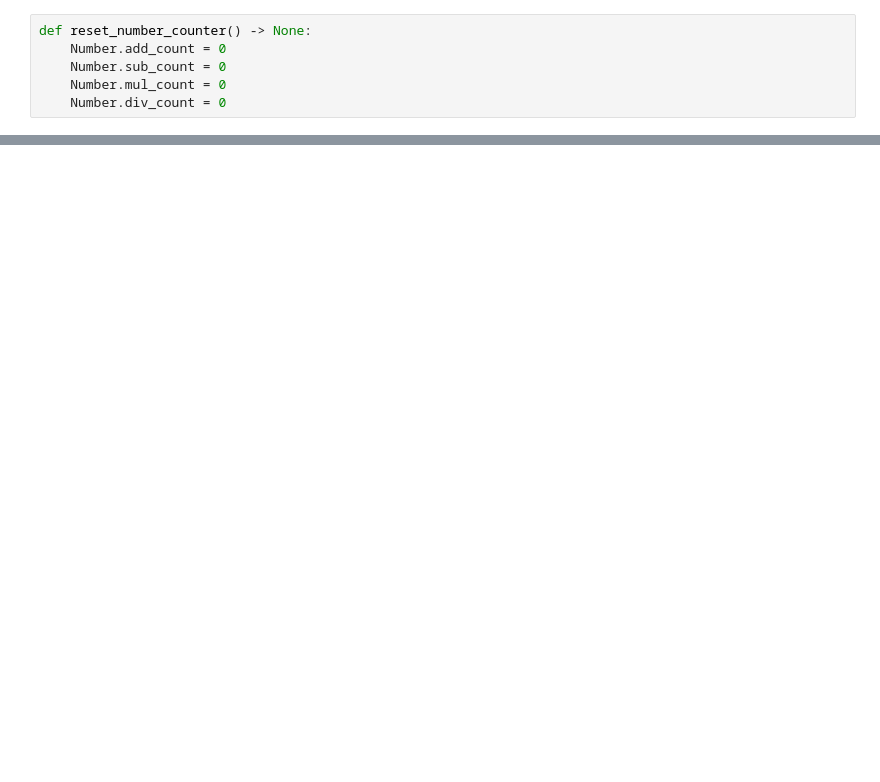
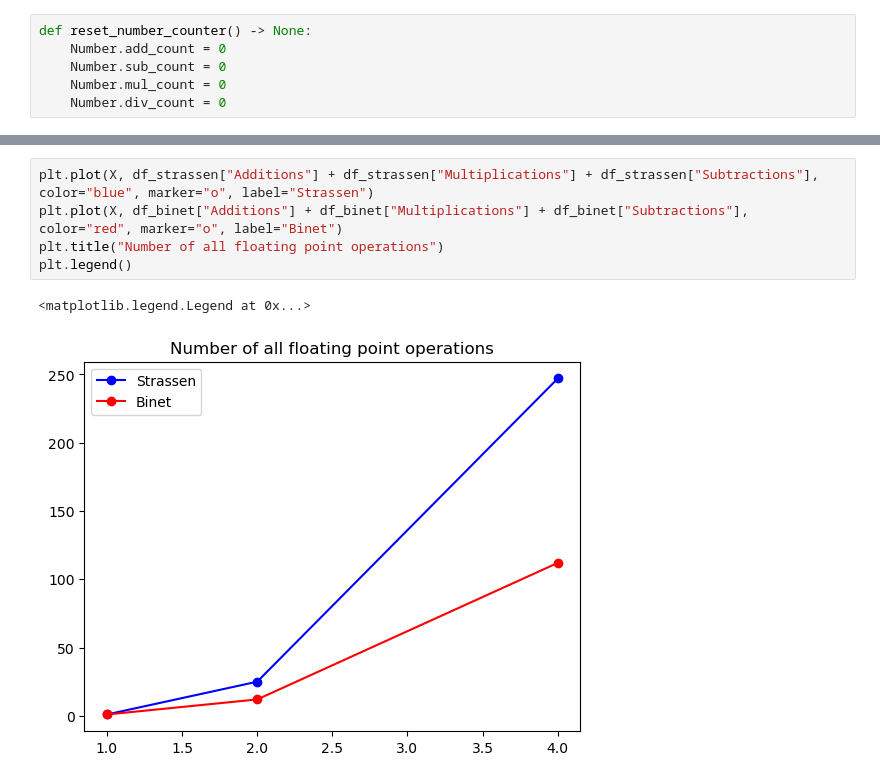
Before and after one commit to akucharsk/Matrix-algorithms, a Jupyter notebook: lab1/main.ipynb, the cells around one changed output, grey strips where cells are left out. Drawn from its saved outputs; the diff is of its cells as text; blank space fills up the shorter version.

```diff
--- a/lab1/main.ipynb
+++ b/lab1/main.ipynb
@@ -70,0 +74,8 @@ plt.legend()
+# %%
+plt.plot(X, df_strassen["Additions"] + df_strassen["Multiplications"] + df_strassen["Subtractions"], color="blue", marker="o", label="Strassen")
+plt.plot(X, df_binet["Additions"] + df_binet["Multiplications"] + df_binet["Subtractions"], color="red", marker="o", label="Binet")
+plt.title("Number of all floating point operations")
+plt.legend()
+# %% [output]
+<matplotlib.legend.Legend at 0x...>
+[figure, added]
```
Also changed, not shown: parts of 7 cells of this notebook, 4 other files.
